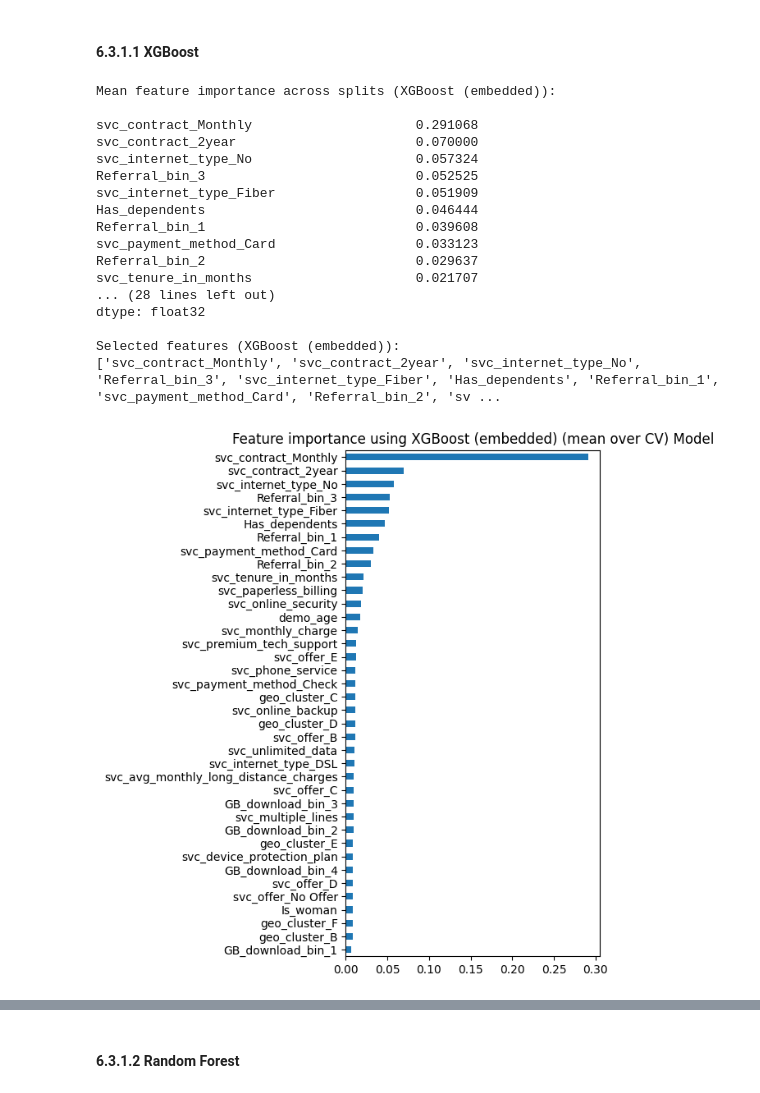
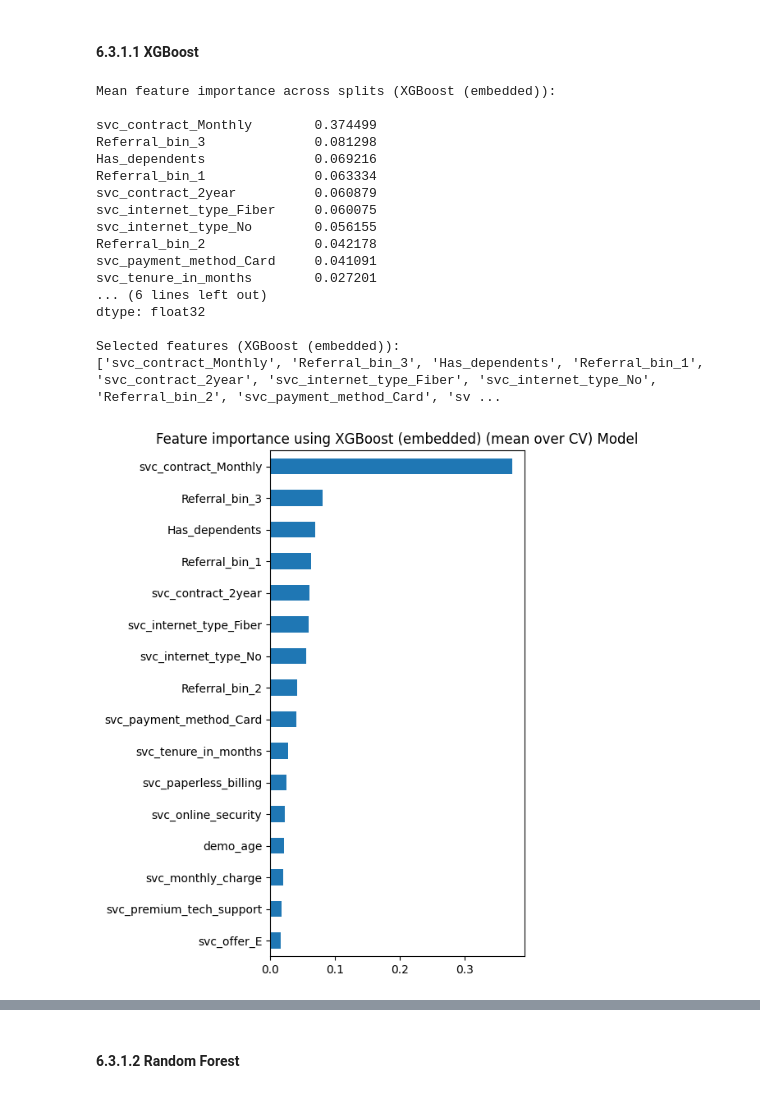
Before and after one commit to sergiopatinha/EnterpriseDataScienceBootcamp_workgroup, a Jupyter notebook: notebooks/03_data_preparation.ipynb, the cells around one changed output, grey strips where cells are left out. Cells and saved outputs as stored; diff of their text form; code cells hidden in the pictures.

```diff
--- a/notebooks/03_data_preparation.ipynb
+++ b/notebooks/03_data_preparation.ipynb
@@ -1182,8 +1206,8 @@ binary_cols = [
     "Has_dependents"
 ]
 
-for col in binary_cols:
-    X[col] = X[col].astype("int8")
+#for col in binary_cols:
+#    X[col] = X[col].astype("int8")
 
 # -------------- NOMINAL CATEGORICAL --------------
 object_cols = [
@@ -1196,8 +1220,8 @@ object_cols = [
     "geo_cluster"
 ]
 
-for col in object_cols:
-    X[col] = X[col].astype("category")
+#for col in object_cols:
+#    X[col] = X[col].astype("category")
 
 # -------------- CONTINUOUS NUMERIC --------------
 continuous_cols = [
@@ -1207,8 +1231,8 @@ continuous_cols = [
     "svc_monthly_charge",
 ]
 
-for col in continuous_cols:
-    X[col] = X[col].astype(float)
+#for col in continuous_cols:
+#    X[col] = X[col].astype(float)
 # %% [markdown]
 ### **5.2.2 Confirm Data Structure of X and X_final_test**
 # %%
@@ -2148,7 +2156,9 @@ cols_to_drop_filter = [
     "svc_internet_service",  # redundant with svc_monthly_charge
     "svc_streaming_tv",
     "svc_streaming_movies",
-    "svc_streaming_music"
+    "svc_streaming_music",
+    "Is_woman",
+    "svc_phone_service"
 ]
 
 # Drop only those that actually exist (defensive)
@@ -2459,3 +2491,22 @@ Feature ranking (top 20):
+# %%
+selected_features_xgb = [
+    "svc_contract_Monthly",
+    "svc_contract_2year",
+    "svc_internet_type_No",
+    "svc_internet_type_Fiber",
+    "Referral_bin_3",
+    "Referral_bin_1",
+    "Has_dependents",
+    "svc_payment_method_Card",
+    "Referral_bin_2",
+    "svc_paperless_billing",
+    "svc_online_security",
+    "svc_tenure_in_months",
+    "demo_age",
+    "svc_offer_E",
+    "svc_premium_tech_support",
+    "svc_monthly_charge"
+]
 # %% [markdown]
 #### **6.2.1.2 RFECV with Random Forest Classifier**
 # %%
@@ -2797,7 +2890,7 @@ Together, these models allow us to compare how linear and tree-based algorithms
 # %%
 # Number of variabels to choose?
 
-k_features=10
+k_features=15
 # %% [markdown]
 #### **6.3.1.1 XGBoost**
 # %%
@@ -2910,45 +3004,47 @@ def plot_importance(variables, name):
     plt.show()
 # %%
 # XGBoost Classifier
+X_enc_xgb = X_enc[selected_features_xgb]
+
 xgb_est = XGBClassifier(
     n_estimators=300,
     learning_rate=0.05,
     max_depth=4,
     subsample=0.8,
     colsample_bytree=0.8,
     random_state=99,
     n_jobs=-1,
     eval_metric="logloss"
 )
 
 xgb_mean_imp, xgb_imp_splits, xgb_selected_features = select_best_features_embedded(
-    X_enc,
+    X_enc_xgb,
     y,
     skf,
     estimator=xgb_est,
     model_name="XGBoost (embedded)",
     importance_threshold=0.01,   # opcional
     top_k=k_features                     # por ex., top 15
 )
 # %% [output]
 Mean feature importance across splits (XGBoost (embedded)):
 
-svc_contract_Monthly                     0.291068
-svc_contract_2year                       0.070000
-svc_internet_type_No                     0.057324
-Referral_bin_3                           0.052525
-svc_internet_type_Fiber                  0.051909
-Has_dependents                           0.046444
-Referral_bin_1                           0.039608
-svc_payment_method_Card                  0.033123
-Referral_bin_2                           0.029637
-svc_tenure_in_months                     0.021707
-... (28 lines left out)
+svc_contract_Monthly        0.374499
+Referral_bin_3              0.081298
+Has_dependents              0.069216
+Referral_bin_1              0.063334
+svc_contract_2year          0.060879
+svc_internet_type_Fiber     0.060075
+svc_internet_type_No        0.056155
+Referral_bin_2              0.042178
+svc_payment_method_Card     0.041091
+svc_tenure_in_months        0.027201
+... (6 lines left out)
 dtype: float32
 
 Selected features (XGBoost (embedded)):
-['svc_contract_Monthly', 'svc_contract_2year', 'svc_internet_type_No', 'Referral_bin_3', 'svc_internet_type_Fiber', 'Has_dependents', 'Referral_bin_1', 'svc_payment_method_Card', 'Referral_bin_2', 'sv ...
+['svc_contract_Monthly', 'Referral_bin_3', 'Has_dependents', 'Referral_bin_1', 'svc_contract_2year', 'svc_internet_type_Fiber', 'svc_internet_type_No', 'Referral_bin_2', 'svc_payment_method_Card', 'sv ...
-[figure, old version]
+[figure, new version]
 # %%
 # Conclusion: Selected features:
 xgb_selected_features
```
Also changed, not shown: parts of 48 cells of this notebook.
